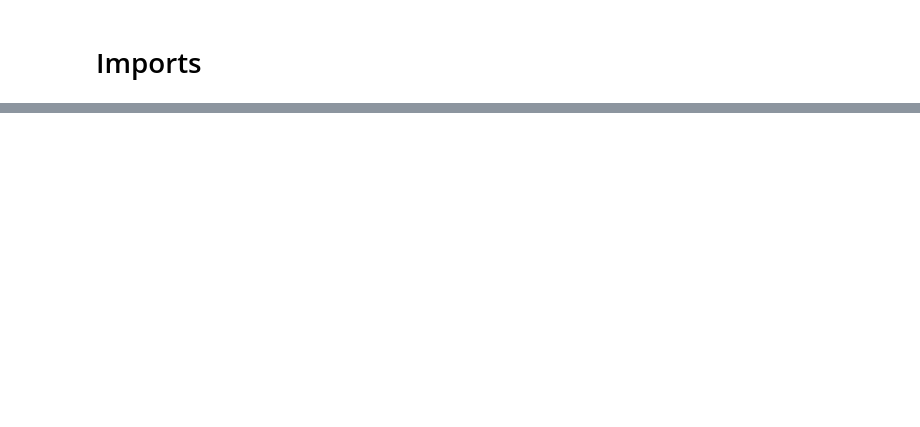
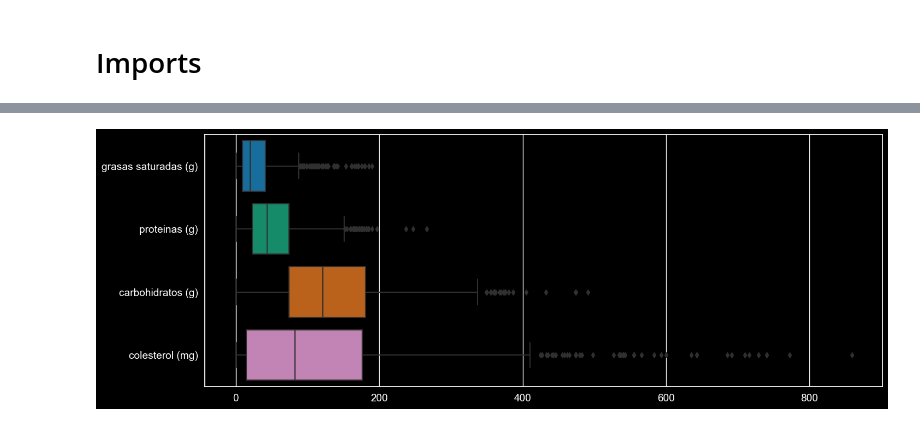
Before and after one commit to MartinPaGarcia/Ciencia-de-Datos, a Jupyter notebook: Dataframe.ipynb, the cells around one changed output, grey strips where cells are left out. Saved outputs shown, nothing was run; the diff lists cells and outputs as text; code cells hidden in the pictures; blank space fills up the shorter version.

```diff
--- a/Dataframe.ipynb
+++ b/Dataframe.ipynb
@@ -261,0 +328,15 @@ def read_new_data(new: bool):                                         # I think
+# %%
+s = 2     # set of parameters to plot (becouse of the mesures of the parameters, some of them are grouped together)
+a = 16    # size of the plot
+b = 6     # size of the plot
+
+if s == 1: s = parameters[3:7:3]
+if s == 2: s = parameters[4:6] + parameters[7:8] + parameters[9:10]
+if s == 3: s = parameters[2:3] + parameters[8:9]
+
+plt.style.use('dark_background')
+f, ax = plt.subplots(figsize=(a, b))
+fig = sns.boxplot(data = data[s], orient="h", palette="colorblind6")
+plt.show()
+# %% [output]
+[figure, added]
```
Also changed, not shown: parts of 43 cells of this notebook, 3 other files.
